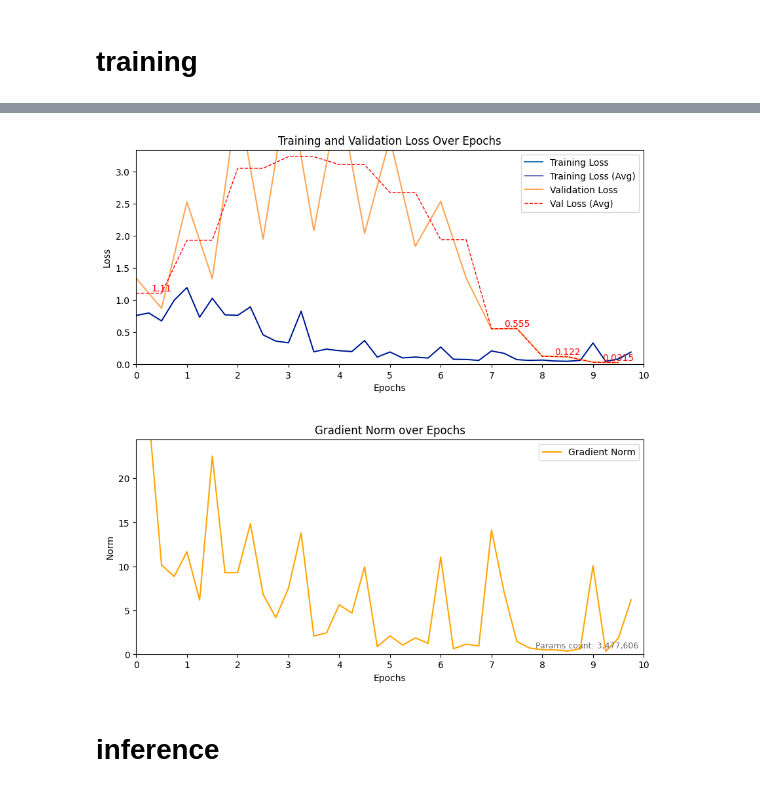
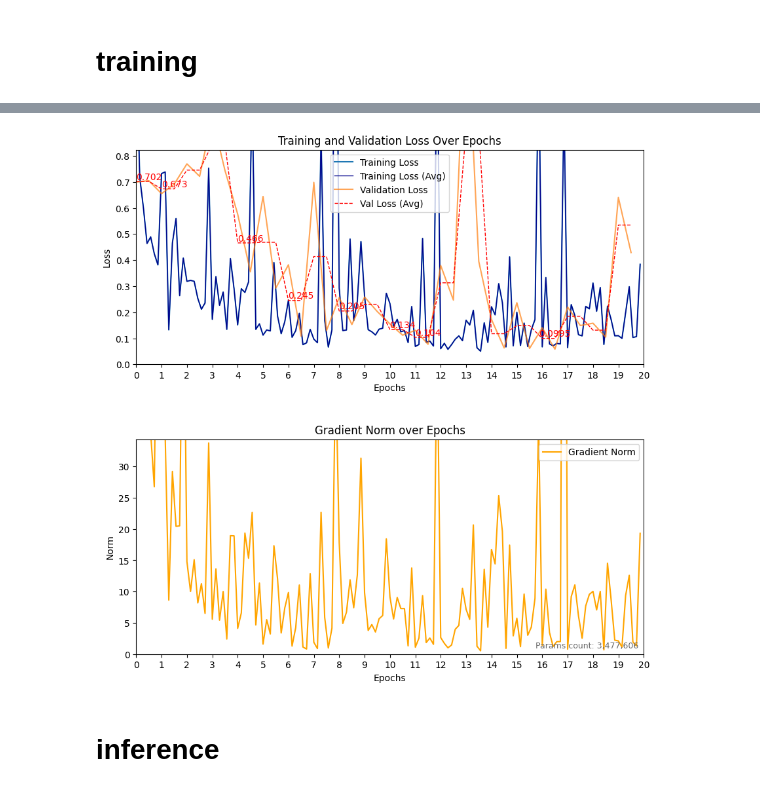
Before and after one commit to El-oan/radar_machine_learning, a Jupyter notebook: src/RaDataTouille_pointnet.ipynb, the cells around one changed output, grey strips where cells are left out. Drawn from its saved outputs; the diff is of its cells as text; code cells hidden in the pictures.

```diff
--- a/src/RaDataTouille_pointnet.ipynb
+++ b/src/RaDataTouille_pointnet.ipynb
@@ -89,7 +82,7 @@ def load_radhar_file(file_path):
     frames = load_radhar_file_raw(file_path)
     return [(label, (points - mean) / std) for label, points in frames]
 # %%
-frames = load_radhar_file(str(DATA_FILE))
+frames = [frame for file_path in DATA_FILES for frame in load_radhar_file(str(file_path))]
 print(len(frames))
 print(frames[0][1].shape) # (points_per_frame, feature_amount)
 # %% [output]
@@ -116,7 +109,7 @@ def build_labeled_segments(file_path):
 @lru_cache(maxsize=None)
 def build_window_index():
     "Create labeled windows from contiguous label segments."
-    segments = build_labeled_segments(str(DATA_FILE))
+    segments = [segment for file_path in DATA_FILES for segment in build_labeled_segments(str(file_path))]
     class_names = tuple(sorted({label for label, _ in segments}))
     class_index = {name: idx for idx, name in enumerate(class_names)}
 
@@ -449,10 +437,9 @@ def create_dataloaders(batch_size):
     valid_dataloader = DataLoader(valid_dataset, batch_size=batch_size, shuffle=False)
     return train_dataloader, valid_dataloader
 # %%
-def rate(step, feature_amount, factor=1, warmup=200):
-    "Learning rate schedule."
-    step = max(step, 1)
-    return factor * (feature_amount ** (-0.5) * min(step ** (-0.5), step * warmup ** (-1.5)))
+def learning_rate(epoch, base, warmup=5):
+    epoch = max(epoch, 1)
+    return base * min(epoch ** (-0.5), epoch * warmup ** (-1.5))
 # %%
 def orthogonal(matrix):
     "Penalty term to make the TNet matrices more orthogonal."
@@ -606,16 +550,19 @@ def train_model(num_epochs=CONFIG["num_epochs"]):
     model_param_count = sum(p.numel() for p in model.parameters())
 
     train_dataloader, valid_dataloader = create_dataloaders(batch_size=CONFIG["batch_size"])
-    optimizer = torch.optim.Adam(model.parameters(),lr=CONFIG["base_lr"], betas=(CONFIG["adam_momentum"], 0.999))
-    lr_scheduler = StepLR(optimizer, step_size=CONFIG["lr_decay_step"], gamma=CONFIG["lr_decay_gamma"])
+    initial_lr = learning_rate(1, CONFIG["base_lr"], CONFIG["lr_warmup_epochs"])
+    optimizer = torch.optim.Adam(model.parameters(), lr=initial_lr, betas=(CONFIG["adam_momentum"], 0.999))
 
     train_losses, valid_losses, all_grad_norms = [], [], []
     train_epoch_sizes, valid_epoch_sizes, epoch_means = [], [], []
     loss_compute = SimpleLossCompute(model)
-    checkpoint_dir = PROJECT_ROOT / "checkpoints" / "radHAR"
+    checkpoint_dir = PROJECT_ROOT / "checkpoints" / "raDataTouille"
     checkpoint_dir.mkdir(exist_ok=True)
 
     for epoch in range(num_epochs):
+        epoch_lr = learning_rate(epoch + 1, CONFIG["base_lr"], CONFIG["lr_warmup_epochs"])
+        for param_group in optimizer.param_groups:
+            param_group["lr"] = epoch_lr
         model.train()
         print(f"Epoch n°{epoch} Training ====", flush=True)
         loss_list, grad_norms = run_epoch(
@@ -626,7 +573,6 @@ def train_model(num_epochs=CONFIG["num_epochs"]):
             mode="train",
             accum_iter=CONFIG["accum_iter"],
         )
-        lr_scheduler.step()
         train_losses.extend(loss_list)
         train_epoch_sizes.append(len(loss_list))
         all_grad_norms.extend(grad_norms)
@@ -657,6 +603,6 @@ def train_model(num_epochs=CONFIG["num_epochs"]):
     return model
 # %%
 if __name__ == "__main__":
-    train_model(CONFIG["num_epochs"])
+    train_model(20)
 # %% [output]
 Training process starting...
@@ -664,4 +610,4 @@ Epoch n°9 complete | Validation loss: 0.0315
-[figure, old version]
+[figure, new version]
 # %% [markdown]
 # inference
 # %%
```
Also changed, not shown: parts of 16 cells of this notebook, 6 other files.
